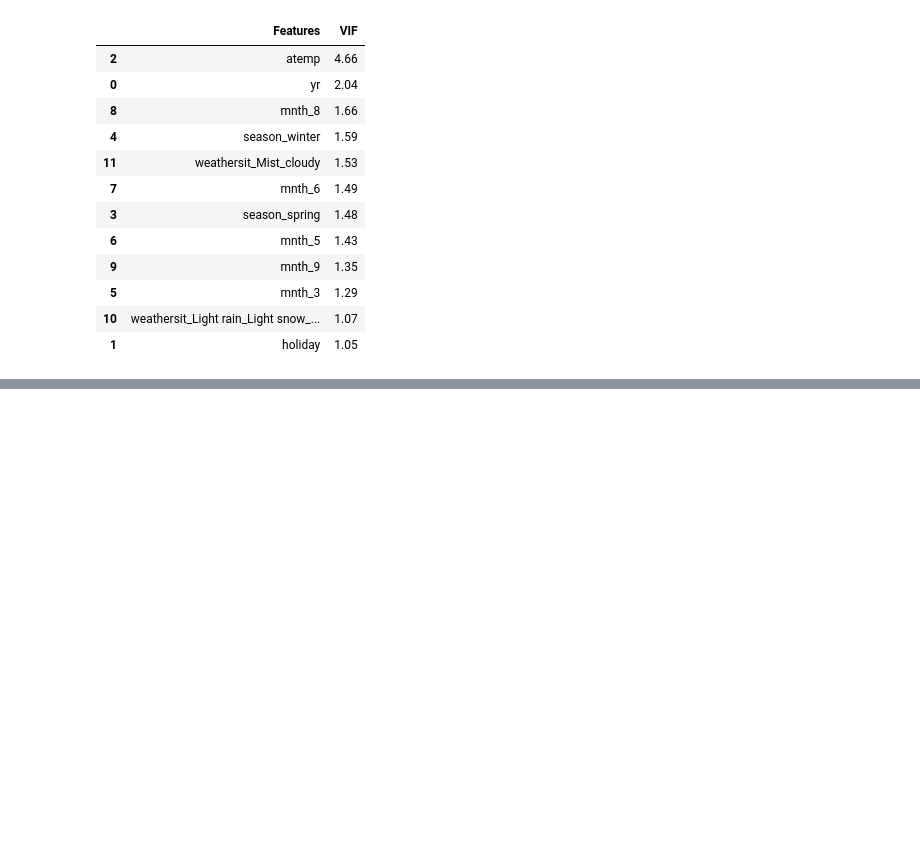
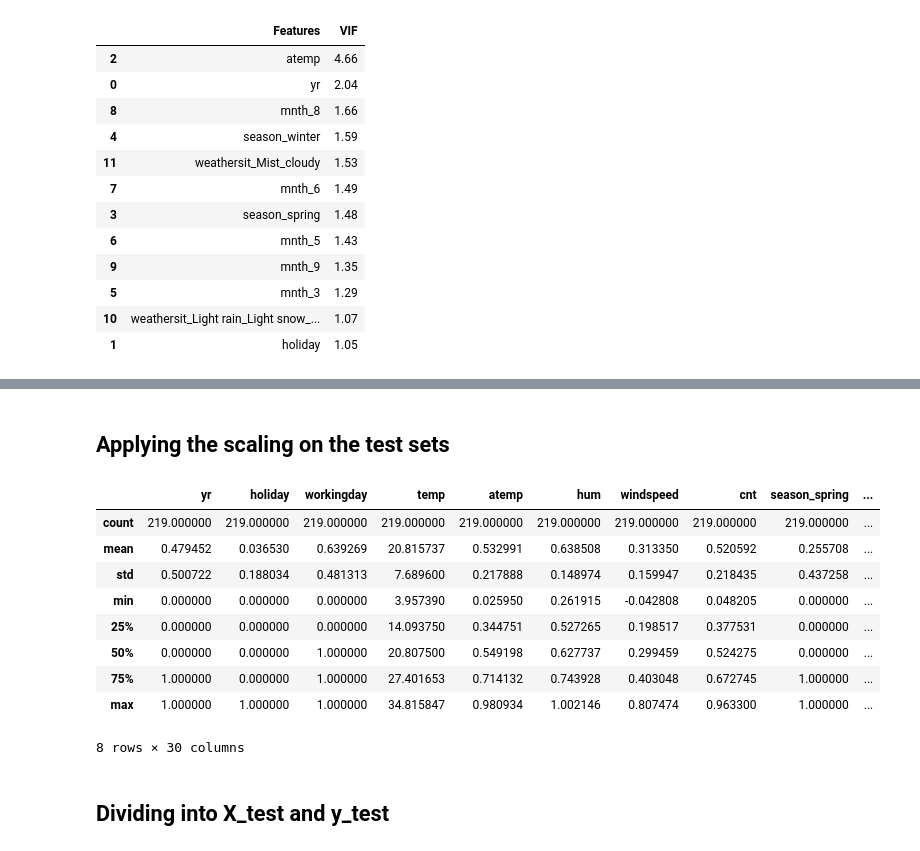
Before and after one commit to DhruvDA/Bike_assignment_lm, a Jupyter notebook: Assignment.ipynb, the cells around one changed output, grey strips where cells are left out. Drawn from its saved outputs; the diff is of its cells as text; code cells hidden in the pictures; blank space fills up the shorter version.

```diff
--- a/Assignment.ipynb
+++ b/Assignment.ipynb
@@ -716,0 +1164,21 @@ vif
+# %% [markdown]
+## Applying the scaling on the test sets
+# %%
+num_vars = ['atemp', 'hum', 'windspeed', 'cnt']
+
+df_test[num_vars] = scaler.transform(df_test[num_vars])
+# %%
+df_test.describe()
+# %% [output]
+|  | yr | holiday | workingday | temp | atemp | hum | windspeed | cnt | season_spring | ... |
+| count | 219.000000 | 219.000000 | 219.000000 | 219.000000 | 219.000000 | 219.000000 | 219.000000 | 219.000000 | 219.000000 | ... |
+| mean | 0.479452 | 0.036530 | 0.639269 | 20.815737 | 0.532991 | 0.638508 | 0.313350 | 0.520592 | 0.255708 | ... |
+| std | 0.500722 | 0.188034 | 0.481313 | 7.689600 | 0.217888 | 0.148974 | 0.159947 | 0.218435 | 0.437258 | ... |
+| min | 0.000000 | 0.000000 | 0.000000 | 3.957390 | 0.025950 | 0.261915 | -0.042808 | 0.048205 | 0.000000 | ... |
+| 25% | 0.000000 | 0.000000 | 0.000000 | 14.093750 | 0.344751 | 0.527265 | 0.198517 | 0.377531 | 0.000000 | ... |
+| 50% | 0.000000 | 0.000000 | 1.000000 | 20.807500 | 0.549198 | 0.627737 | 0.299459 | 0.524275 | 0.000000 | ... |
+| 75% | 1.000000 | 0.000000 | 1.000000 | 27.401653 | 0.714132 | 0.743928 | 0.403048 | 0.672745 | 1.000000 | ... |
+| max | 1.000000 | 1.000000 | 1.000000 | 34.815847 | 0.980934 | 1.002146 | 0.807474 | 0.963300 | 1.000000 | ... |
+8 rows × 30 columns
+# %% [markdown]
+## Dividing into X_test and y_test
```
Also changed, not shown: parts of 68 cells of this notebook.
